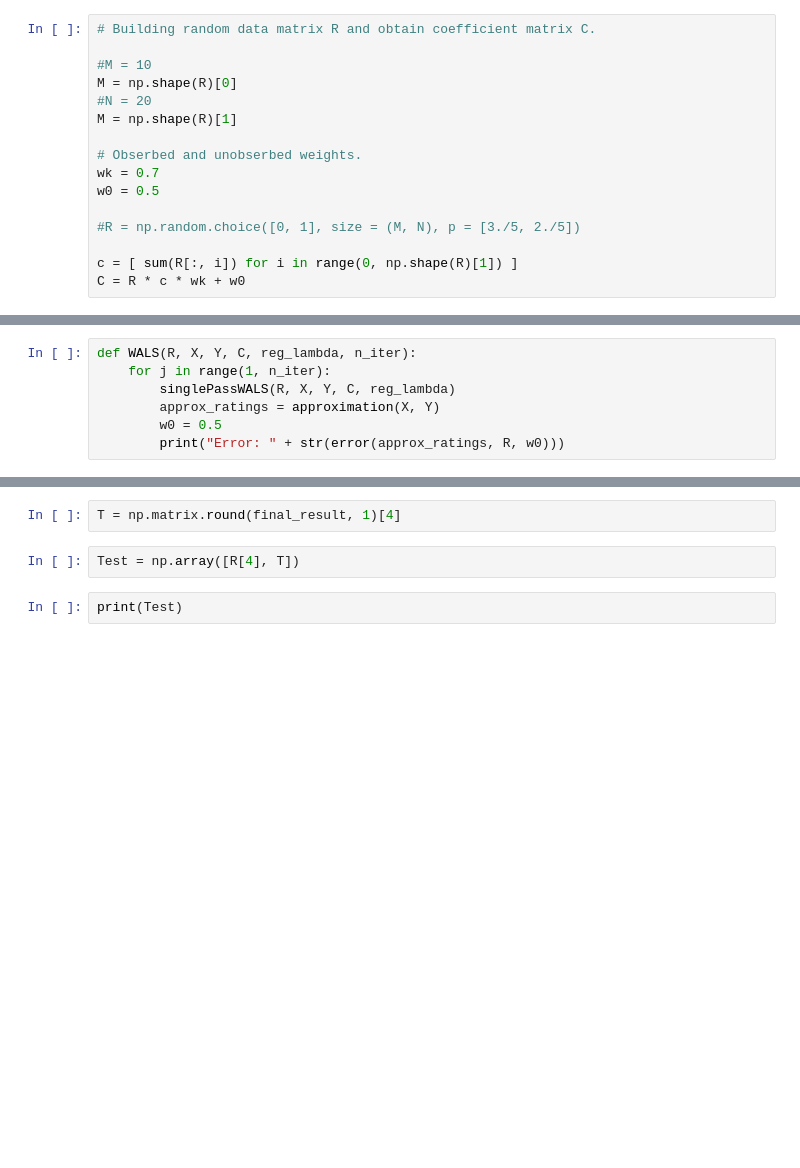
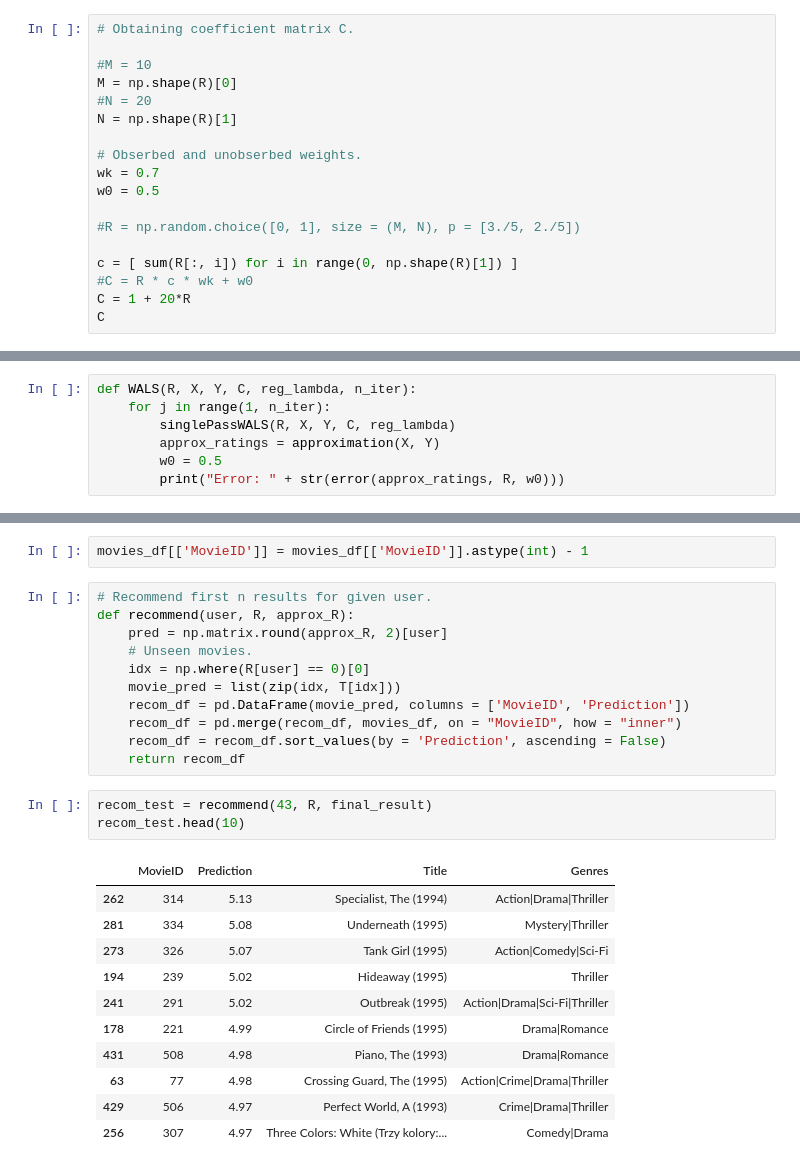
Before and after one commit to pindri/IRDV, a Jupyter notebook: IR_Exam/recommender.ipynb, the cells around one changed output, grey strips where cells are left out. Saved outputs shown, nothing was run; the diff lists cells and outputs as text; blank space fills up the shorter version.

Commit message:
Recommender seems to work, testing and accuracy TBD

```diff
--- a/IR_Exam/recommender.ipynb
+++ b/IR_Exam/recommender.ipynb
@@ -79,10 +96,10 @@ R = R.toarray()
 # %%
-# Building random data matrix R and obtain coefficient matrix C.
+# Obtaining coefficient matrix C.
 
 #M = 10
 M = np.shape(R)[0]
 #N = 20
-M = np.shape(R)[1]
+N = np.shape(R)[1]
 
 # Obserbed and unobserbed weights.
 wk = 0.7
@@ -91,4 +108,6 @@ w0 = 0.5
 #R = np.random.choice([0, 1], size = (M, N), p = [3./5, 2./5])
 
 c = [ sum(R[:, i]) for i in range(0, np.shape(R)[1]) ]
-C = R * c * wk + w0
+#C = R * c * wk + w0
+C = 1 + 20*R
+C
@@ -177,6 +200,28 @@ final_result = approximation(X, Y)
-# %%
-T = np.matrix.round(final_result, 1)[4]
-# %%
-Test = np.array([R[4], T])
-# %%
-print(Test)
+# %%
+movies_df[['MovieID']] = movies_df[['MovieID']].astype(int) - 1
+# %%
+# Recommend first n results for given user.
+def recommend(user, R, approx_R):
+    pred = np.matrix.round(approx_R, 2)[user]
+    # Unseen movies.
+    idx = np.where(R[user] == 0)[0]
+    movie_pred = list(zip(idx, T[idx]))
+    recom_df = pd.DataFrame(movie_pred, columns = ['MovieID', 'Prediction'])
+    recom_df = pd.merge(recom_df, movies_df, on = "MovieID", how = "inner")
+    recom_df = recom_df.sort_values(by = 'Prediction', ascending = False)
+    return recom_df
+# %%
+recom_test = recommend(43, R, final_result)
+recom_test.head(10)
+# %% [output]
+|  | MovieID | Prediction | Title | Genres |
+| 262 | 314 | 5.13 | Specialist, The (1994) | Action|Drama|Thriller |
+| 281 | 334 | 5.08 | Underneath (1995) | Mystery|Thriller |
+| 273 | 326 | 5.07 | Tank Girl (1995) | Action|Comedy|Sci-Fi |
+| 194 | 239 | 5.02 | Hideaway (1995) | Thriller |
+| 241 | 291 | 5.02 | Outbreak (1995) | Action|Drama|Sci-Fi|Thriller |
+| 178 | 221 | 4.99 | Circle of Friends (1995) | Drama|Romance |
+| 431 | 508 | 4.98 | Piano, The (1993) | Drama|Romance |
+| 63 | 77 | 4.98 | Crossing Guard, The (1995) | Action|Crime|Drama|Thriller |
+| 429 | 506 | 4.97 | Perfect World, A (1993) | Crime|Drama|Thriller |
+| 256 | 307 | 4.97 | Three Colors: White (Trzy kolory:... | Comedy|Drama |
```
Also changed, not shown: parts of 7 cells of this notebook.
